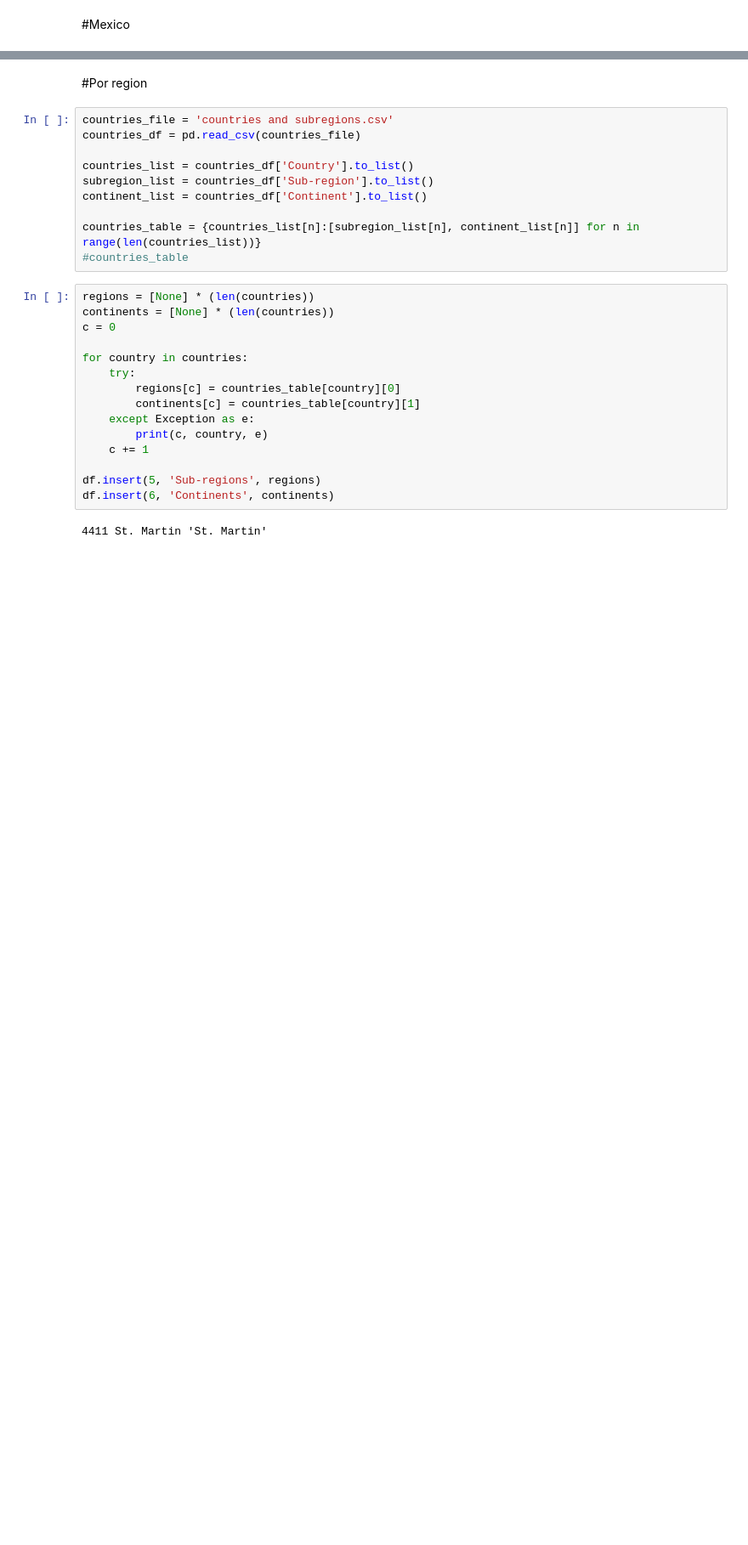
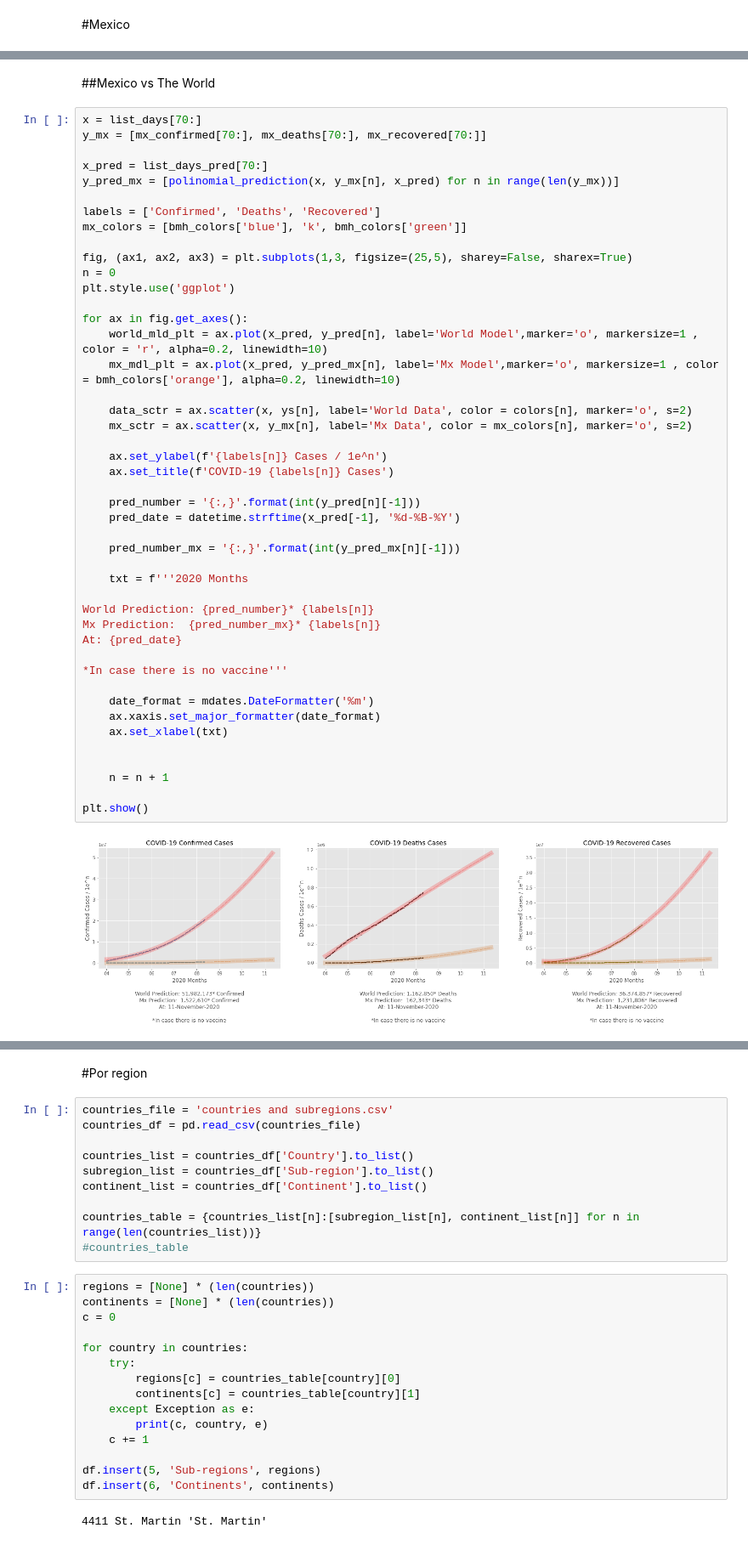
Before and after one commit to Edward-TL/covid, a Jupyter notebook: analisis_covid.ipynb, the cells around one changed output, grey strips where cells are left out. Shown at 85% size. Cells and saved outputs as stored; diff of their text form; blank space fills up the shorter version.

```diff
--- a/analisis_covid.ipynb
+++ b/analisis_covid.ipynb
@@ -588,0 +626,49 @@ plot_cases(x, ys, y_pred, x_pred, labels, colors)
+# %% [markdown]
+##Mexico vs The World
+# %%
+x = list_days[70:]
+y_mx = [mx_confirmed[70:], mx_deaths[70:], mx_recovered[70:]]
+
+x_pred = list_days_pred[70:]
+y_pred_mx = [polinomial_prediction(x, y_mx[n], x_pred) for n in range(len(y_mx))]
+
+labels = ['Confirmed', 'Deaths', 'Recovered']
+mx_colors = [bmh_colors['blue'], 'k', bmh_colors['green']]
+
+fig, (ax1, ax2, ax3) = plt.subplots(1,3, figsize=(25,5), sharey=False, sharex=True)
+n = 0
+plt.style.use('ggplot')
+
+for ax in fig.get_axes():
+    world_mld_plt = ax.plot(x_pred, y_pred[n], label='World Model',marker='o', markersize=1 , color = 'r', alpha=0.2, linewidth=10)
+    mx_mdl_plt = ax.plot(x_pred, y_pred_mx[n], label='Mx Model',marker='o', markersize=1 , color = bmh_colors['orange'], alpha=0.2, linewidth=10)
+
+    data_sctr = ax.scatter(x, ys[n], label='World Data', color = colors[n], marker='o', s=2)
+    mx_sctr = ax.scatter(x, y_mx[n], label='Mx Data', color = mx_colors[n], marker='o', s=2)
+
+    ax.set_ylabel(f'{labels[n]} Cases / 1e^n')
+    ax.set_title(f'COVID-19 {labels[n]} Cases')
+
+    pred_number = '{:,}'.format(int(y_pred[n][-1]))
+    pred_date = datetime.strftime(x_pred[-1], '%d-%B-%Y')
+
+    pred_number_mx = '{:,}'.format(int(y_pred_mx[n][-1]))
+
+    txt = f'''2020 Months
+
+World Prediction: {pred_number}* {labels[n]}
+Mx Prediction:  {pred_number_mx}* {labels[n]}
+At: {pred_date}
+
+*In case there is no vaccine'''
+
+    date_format = mdates.DateFormatter('%m')
+    ax.xaxis.set_major_formatter(date_format)
+    ax.set_xlabel(txt)
+
+
+    n = n + 1
+
+plt.show()
+# %% [output]
+[figure, added]
```
Also changed, not shown: parts of 6 cells of this notebook.
